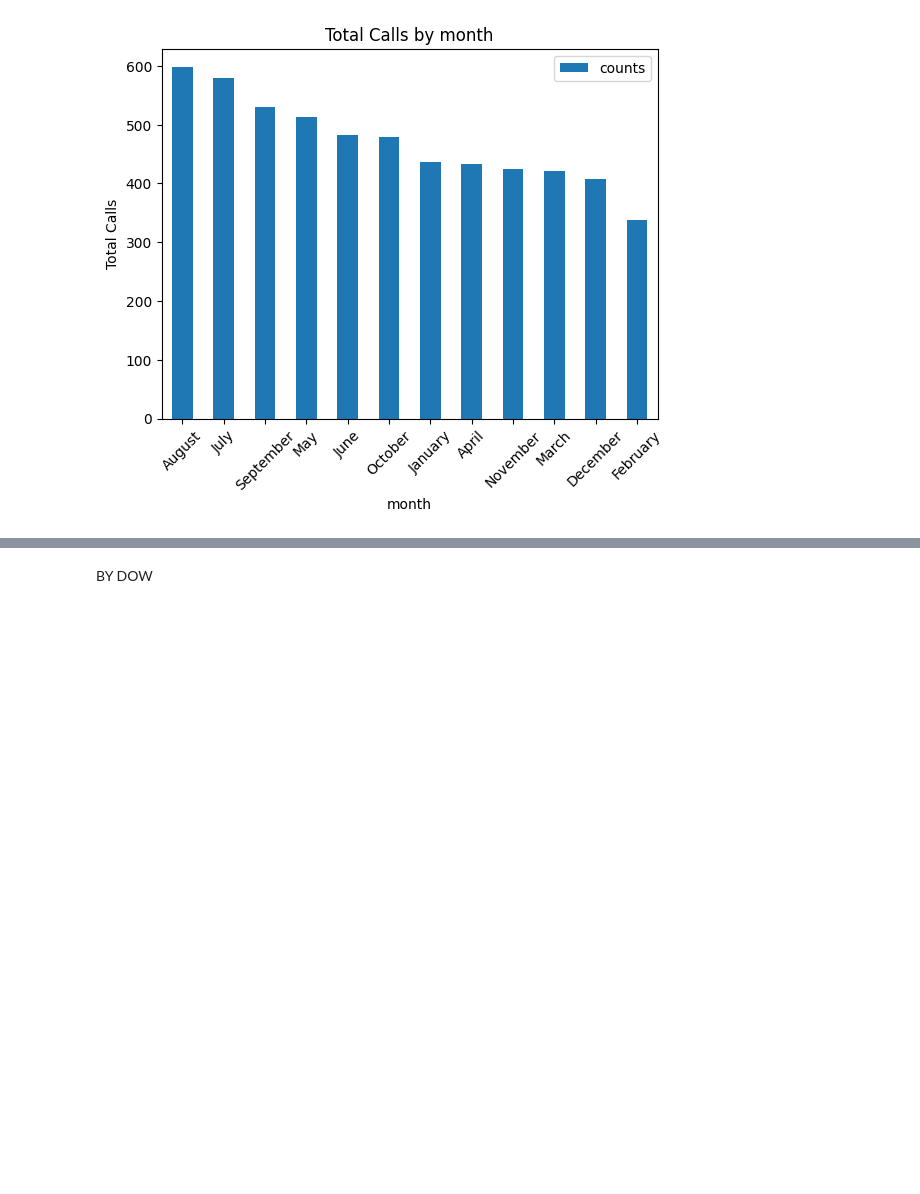
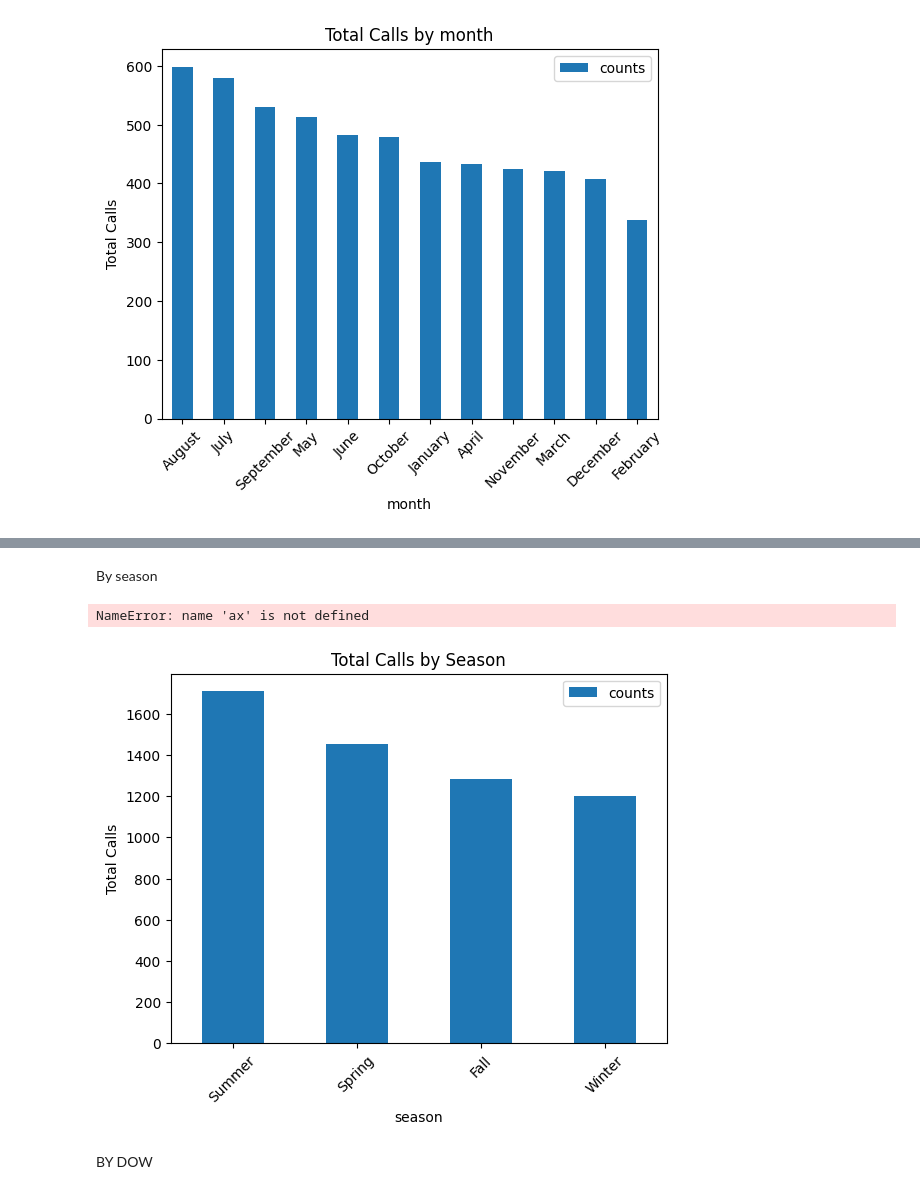
Before and after one commit to annwanginnt/data_scirence, a Jupyter notebook: AI_FIREARM.ipynb, the cells around one changed output, grey strips where cells are left out. Saved outputs shown, nothing was run; the diff lists cells and outputs as text; code cells hidden in the pictures; blank space fills up the shorter version.

```diff
--- a/AI_FIREARM.ipynb
+++ b/AI_FIREARM.ipynb
@@ -575,3 +602,23 @@ plt.show()
+# %% [markdown]
+By season
+# %%
+grouped_season_call = df2.groupby('SEASON').size().reset_index(name='counts')
+grouped_season_call= grouped_season_call.sort_values(by = 'counts', ascending=False)
+grouped_season_call.set_index('SEASON', inplace=True)
+
+
+grouped_season_call.plot(kind='bar')
+plt.xlabel('season')
+plt.ylabel('Total Calls')
+plt.title('Total Calls by Season')
+plt.xticks(rotation=45)
+
+for p in ax.patches:
+    ax.annotate(str(p.get_height()), (p.get_x() * 1.005, p.get_height() * 1.005))
+plt.show()
+# %% [output]
+NameError: name 'ax' is not defined
+[figure, added]
 # %% [markdown]
 BY DOW
 # %%
```
Also changed, not shown: parts of 2 cells of this notebook, 1 other file.
